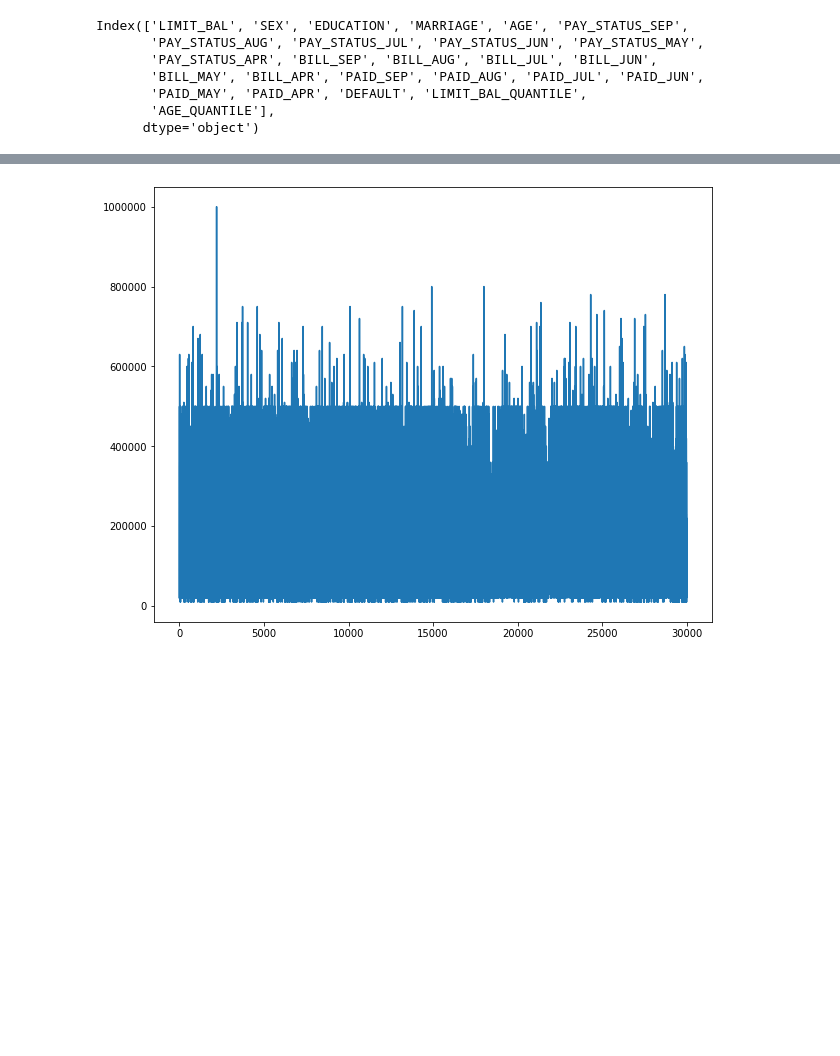
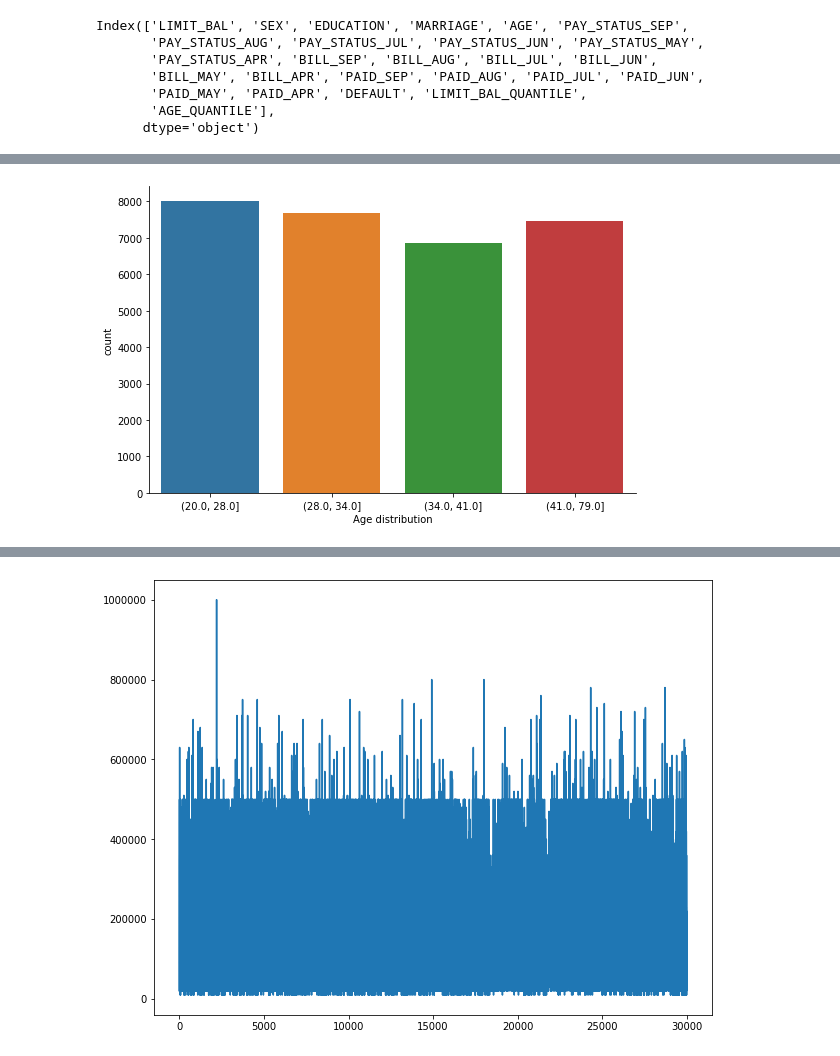
Before and after one commit to evillag/xtol_m5, a Jupyter notebook: T2/EDA_M5T2.ipynb, the cells around one changed output, grey strips where cells are left out. Saved outputs shown, nothing was run; the diff lists cells and outputs as text; code cells hidden in the pictures; blank space fills up the shorter version.

```diff
--- a/T2/EDA_M5T2.ipynb
+++ b/T2/EDA_M5T2.ipynb
@@ -301,0 +302,7 @@ Line Plots
+# %%
+# Count obeservations per age buckets
+fg = sns.catplot('AGE_QUANTILE', data=credit, kind='count', aspect=1.5)
+fg.set_xlabels('Age distribution')
+plt.show()
+# %% [output]
+[figure, added]
```
Also changed, not shown: parts of 12 cells of this notebook.
